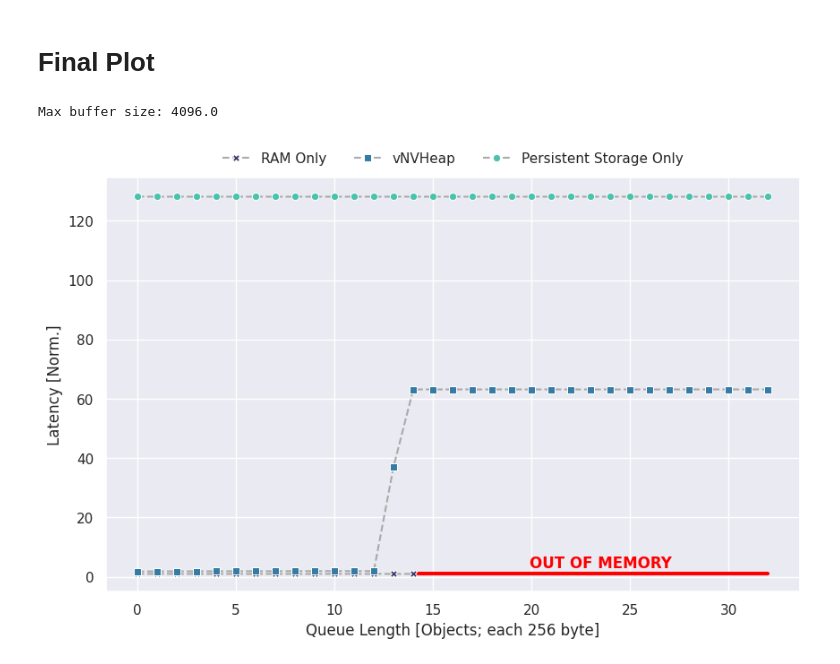
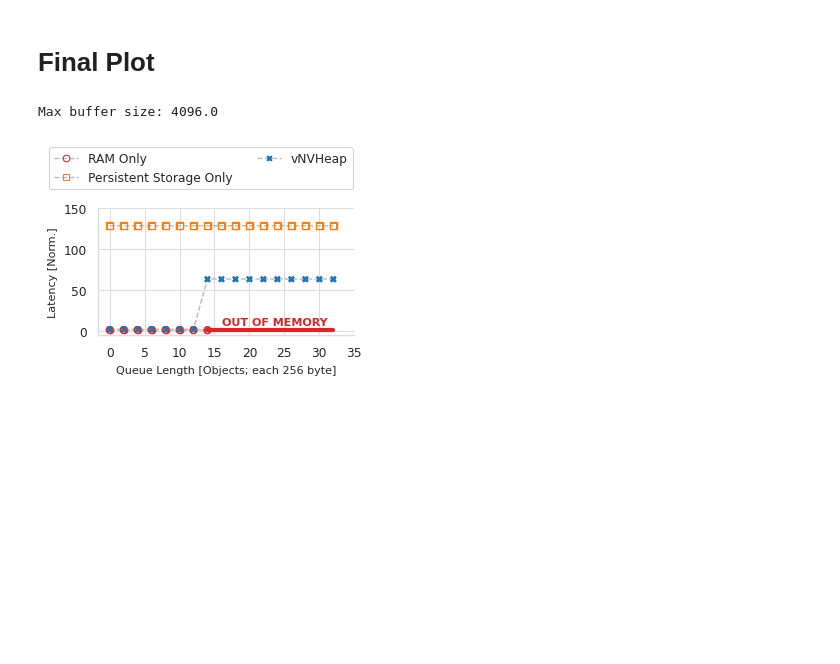
Before and after one commit to markus-gerber/vnv-heap, a Jupyter notebook: zephyr/vnv_heap_benchmark/analysis/event_queue.ipynb, the cells around one changed output. Cells and saved outputs as stored; diff of their text form; code cells hidden in the pictures; blank space fills up the shorter version.

Commit message:
updated plots

```diff
--- a/zephyr/vnv_heap_benchmark/analysis/event_queue.ipynb
+++ b/zephyr/vnv_heap_benchmark/analysis/event_queue.ipynb
@@ -109,11 +109,11 @@ Name: mean, dtype: float64
 # %% [markdown]
 # Final Plot
 # %%
-from util.plot import plot_lines
+from util.plot import plot_lines, save_plot, plot_colors
 from util.convert import scale_data
 import numpy as np
 
-scale = 1
+scale = 2
 norm = True
 
 impl_data = dataset[
@@ -143,25 +143,27 @@ plot_data = [
         "name": "RAM Only",
         "x": "options.queue_length",
         "y": "mean",
-        "marker": "X",
+        "marker": "o",
+        "use_edge_color": True,
         "data": ram_data,
+    },
+    {
+        "name": "Persistent Storage Only",
+        "x": "options.queue_length",
+        "y": "mean",
+        "marker": "s",
+        "use_edge_color": True,
+        "data": dataset[
+            (dataset["benchmark_id"] == "event_queue_storage")
+            & (dataset["options.queue_length"] % scale == 0)
+        ],
     },
     {
         "name": "vNVHeap",
         "x": "options.queue_length",
         "y": "mean",
-        "marker": "s",
+        "marker": "X",
         "data": impl_data,
-    },
-    {
-        "name": "Persistent Storage Only",
-        "x": "options.queue_length",
-        "y": "mean",
-        "marker": "o",
-        "data": dataset[
-            (dataset["benchmark_id"] == "event_queue_storage")
-            & (dataset["options.queue_length"] % scale == 0)
-        ],
     },
 ]
 
@@ -177,40 +179,50 @@ options = {
     "scale": unit,
     "x_label": f"Queue Length [Objects; each {obj_size} byte]",
     "y_label": f"Latency in {unit}" if not norm else "Latency [Norm.]",
-    "norm": norm_val
+    "norm": norm_val,
+    "height": 0.5
 }
 
 ram_data_tmp = ram_data.copy()
 ram_data_tmp = scale_data(ram_data, unit)
 
-ax = plot_lines(options)
+axes = plot_lines(options)
+ax = axes[0]
 plot_y = ram_data_tmp.iloc[-1]["mean"]
 if norm:
     plot_y /= norm_val
 
 ax.plot(
     [
         ram_data_tmp["options.queue_length"].max(),
         impl_data["options.queue_length"].max(),
     ],
     [plot_y, plot_y],
-    color="red",
+    color=plot_colors["baseline"],
     linewidth=3,
     zorder=1
 )
 text_x = (ram_data_tmp["options.queue_length"].max() + impl_data["options.queue_length"].max()) / 2
-text_x = text_x - text_x*0.135
+text_x = text_x - text_x*0.3
 text_y = ram_data_tmp.iloc[-1]["mean"] + ram_data_tmp.iloc[-1]["mean"]*2
 if norm:
     text_y /= norm_val
 
-ax.text(text_x, text_y, "OUT OF MEMORY", weight="bold", color="red")
-
+ax.text(text_x, text_y * 2.2, "OUT OF MEMORY", weight="bold", color=plot_colors["baseline"])
+ax.legend(
+    loc = "lower center",
+    bbox_to_anchor=(0.4, 1.1),
+    ncol=2,
+    title=None,
+    frameon=True
+)
 if norm:
     ax.set_ylim(bottom=-5)
 
-    #major_ticks = np.arange(0, 120, 10)
-    #ax.set_yticks(major_ticks)
+    ax.set_xticks([0,5,10,15,20,25,30,35])
+    ax.set_yticks([0,50,100,150])
+
+save_plot("event_queue", False)
 # %% [output]
 Max buffer size: 4096.0
-[figure, old version]
+[figure, new version]
```
Also changed, not shown: 3 other files.
